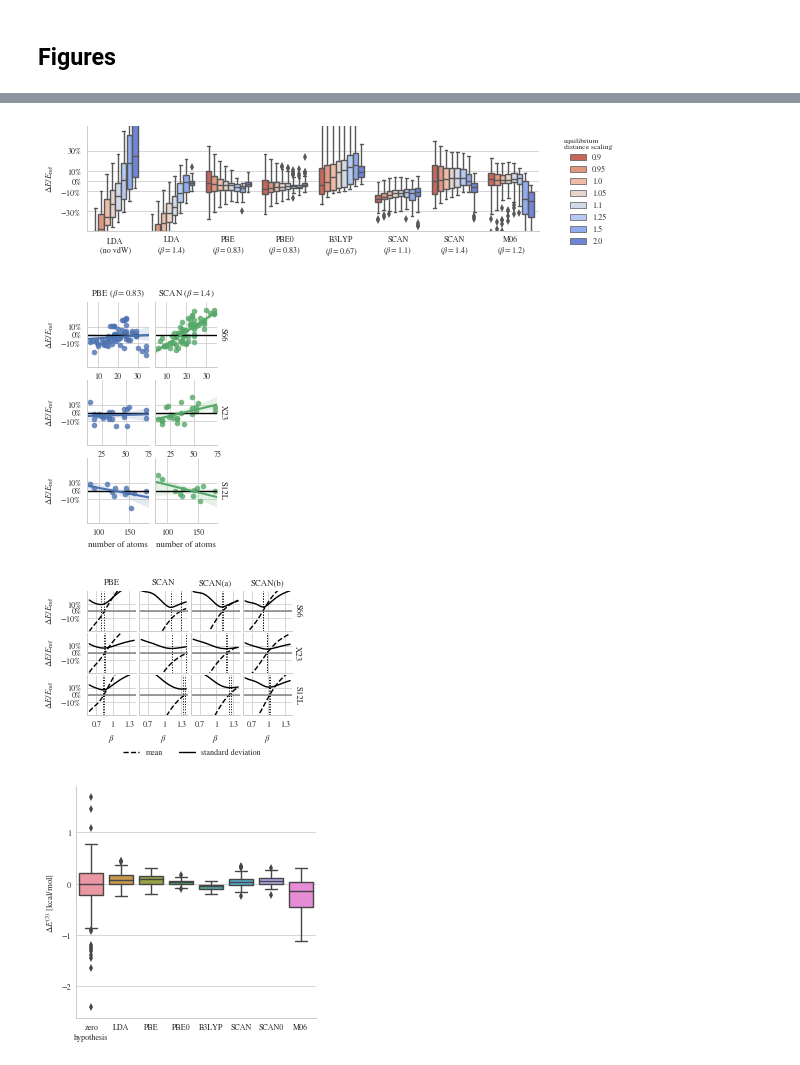
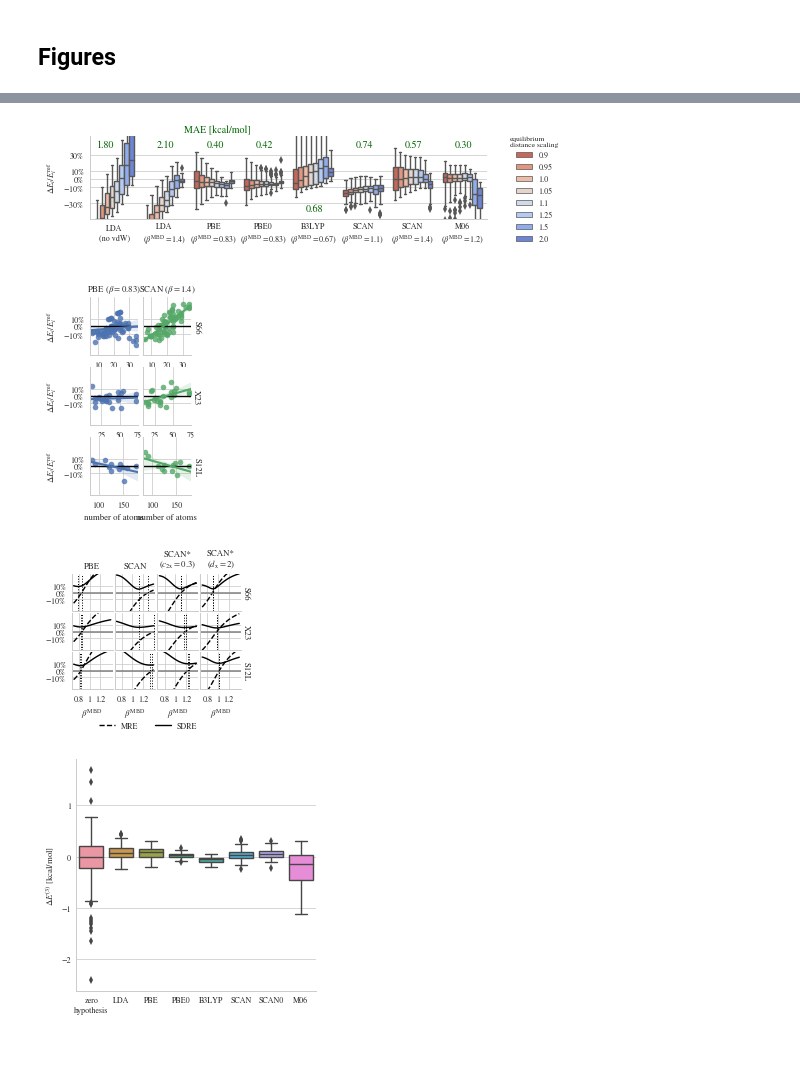
Before and after one commit to azag0/dft-vdw-range, a Jupyter notebook: src/2017-05-05-figures.ipynb, the cells around one changed output, grey strips where cells are left out. Drawn from its saved outputs; the diff is of its cells as text; code cells hidden in the pictures.

Commit message:
updated generated figures

```diff
--- a/src/2017-05-05-figures.ipynb
+++ b/src/2017-05-05-figures.ipynb
@@ -55,15 +56,16 @@ def get_stat(df):
         'STD': df['reldelta'].std(),
         'mean': df['reldelta'].mean(),
         'MARE': abs(df['reldelta']).mean(),
-        'MAE': abs(df['delta']).mean()
+        'median': df['reldelta'].median(),
+        'MAE': abs(df['delta']).mean(),
     })
 
 def normalize_names(col):
     names = {
         'scan': 'SCAN',
         'scan0': 'SCAN0',
-        'scan(a)': 'SCAN(a)',
-        'scan(b)': 'SCAN(b)',
+        'scan(a)': "SCAN*\n($c_{2\\mathrm{x}}=0.3$)",
+        'scan(b)': "SCAN*\n($d_\\mathrm{x}=2$)",
         'b3lyp': 'B3LYP',
         'lda': 'LDA',
         'm06': 'M06',
@@ -114,0 +136,9 @@ def merge_scf_vdw(vdw, baseidx, scfidx, vdwidx, params):
+# %%
+stats = pd.concat([merge_scf_vdw(
+    'mbd', ('S66x8', slice(None), 1.), (xc,), (6, beta), 'a beta'.split()
+).reset_index() for xc, beta in [
+    ('lda', 10.), ('lda', 1.4), ('pbe', .83), ('pbe0', .83),
+    ('b3lyp', .67), ('scan', 1.1), ('scan', 1.4), ('m06', 1.2),
+    ('scan(a)', 1.1), ('scan(b)', 0.9)
+]]).groupby(['xc', 'beta']).apply(get_stat)
+stats
@@ -115,35 +158,47 @@ def merge_scf_vdw(vdw, baseidx, scfidx, vdwidx, params):
 # %%
 def get_name(row):
     name = row['xc'].upper()
-    name += '\n({})'.format(f'$\\beta={row["beta"]}$' if row['beta'] != 10. else 'no vdW')
+    name += '\n({})'.format(f'$\\beta^\\mathrm{{MBD}}={row["beta"]}$' if row['beta'] != 10. else 'no vdW')
     return name
+
+keys = [
+    ('lda', 10.), ('lda', 1.4), ('pbe', .83), ('pbe0', .83),
+    ('b3lyp', .67), ('scan', 1.1), ('scan', 1.4), ('m06', 1.2)
+]
 
 with sns.color_palette(list(reversed(sns.color_palette('coolwarm', 8)))):
     g = sns.factorplot(
         data=pd.concat([merge_scf_vdw(
             'mbd', ('S66x8', slice(None), slice(None)), (xc,), (6, beta), 'a beta'.split()
-        ).reset_index() for xc, beta in [
-            ('lda', 10.), ('lda', 1.4), ('pbe', .83), ('pbe0', .83),
-            ('b3lyp', .67), ('scan', 1.1), ('scan', 1.4), ('m06', 1.2)
-        ]]).assign(xc_beta=lambda x: x.apply(get_name, axis=1))
+        ).reset_index() for xc, beta in keys]).assign(
+            xc_beta=lambda x: x.apply(get_name, axis=1)
+        )
         .rename(columns={'dist': 'equilibrium\ndistance scaling'}),
         kind='box',
         x='xc_beta',
         y='reldelta',
         hue='equilibrium\ndistance scaling',
         whis=2.5,
-        aspect=3.5,
+        aspect=3.2,
         size=2.,
         margin_titles=True
     )
 sns.plt.ylim(-.5, .55)
 g.set_xlabels('')
-g.set_ylabels(r'$\Delta E/E_\mathrm{ref}$')
+g.set_ylabels(r'$\Delta E_i/E_i^\mathrm{ref}$')
 g.set(yticks=[-.3, -.1, 0, .1, .3])
 g.set_yticklabels(['$-30\%$', '$-10\%$', '0%', '10%', '30%'])
+for i, key in enumerate(keys):
+    x, y = i-0.15, .4
+    if key == ('lda', 10.):
+        x -= .2
+    if key == ('b3lyp', .67):
+        y = -.4
+    g.ax.text(x, y, '{:.2f}'.format(stats.loc[key, 'MAE']), color='darkgreen')
+g.ax.text(1.4, .58, 'MAE [kcal/mol]', color='darkgreen')
 savefig('s66-dists')
 # %% [output]
-[figure, old version]
+[figure, new version]
 # %%
 def regplot(*args, **kwargs):
     sns.plt.axhline(color='black')
@@ -172,7 +227,7 @@ g = sns.FacetGrid(
     sharex=False,
 ).map(regplot, 'number of atoms', 'reldelta')
 sns.plt.ylim(-.4, .4)
-g.set_ylabels(r'$\Delta E/E_\mathrm{ref}$')
+g.set_ylabels(r'$\Delta E_i/E_i^\mathrm{ref}$')
 yticks = [-.1, 0, .1]
 g.set(yticks=yticks)
 # g.set_xticklabels(xticks)
@@ -183,7 +238,7 @@ g.set_titles(col_template='{col_name}', row_template='{row_name}')
 g.fig.subplots_adjust(wspace=.1, hspace=.2)
 savefig('size-dependence')
 # %% [output]
-[figure, old version]
+[figure, new version]
 # %%
 def plot_stat(**kwargs):
     global line1, line2
@@ -207,7 +262,7 @@ g = sns.FacetGrid(
         'mbd',
         ('S66x8 S12L X23'.split(), slice(None), 1.),
         ('pbe scan scan(a) scan(b)'.split(),),
-        (6, slice(None, 1.5)),
+        (6, slice(.7, 1.5)),
         'a beta'.split()
     ).reset_index()
     .apply(normalize_names)
@@ -216,21 +271,21 @@ g = sns.FacetGrid(
     col='XC',
     row_order='S66 X23 S12L'.split(),
     row='dataset',
-    size=.85,
+    size=.9,
+    aspect=.85,
     margin_titles=True
 ).map_dataframe(plot_stat)
 g.fig.legend(
-    (line1, line2), ('mean', 'standard deviation'),
-    loc='lower center', bbox_to_anchor=(.63, 0), ncol=2
+    (line1, line2), ('MRE', 'SDRE'),
+    loc='lower center', bbox_to_anchor=(.5, 0), ncol=2
 )
-g.fig.subplots_adjust(bottom=0.25)
+g.fig.subplots_adjust(bottom=0.23)
 sns.plt.ylim(-.3, .3)
-g.set_xlabels(r'$\beta$')
-g.set_ylabels(r'$\Delta E/E_\mathrm{ref}$')
+g.set_xlabels(r'$\beta^\mathrm{MBD}$')
 for ax in g.axes.flat:
     sns.plt.setp(ax.texts, text='')
 g.set_titles(col_template='{col_name}', row_template='{row_name}')
-xticks = [.7, 1, 1.3]
+xticks = [.8, 1, 1.2]
 yticks = [-.1, 0, .1]
 g.set(xticks=xticks, yticks=yticks)
 g.set_xticklabels(xticks)
@@ -238,7 +293,7 @@ g.set_yticklabels(['$-10$%', '0%', '10%'])
 g.fig.subplots_adjust(wspace=.05, hspace=.05)
 savefig('mbd-param-fitting')
 # %% [output]
-[figure, old version]
+[figure, new version]
 # %%
 def replace_ref(df):
     df = df.copy()
```
Also changed, not shown: parts of 9 cells of this notebook, 7 other files.
